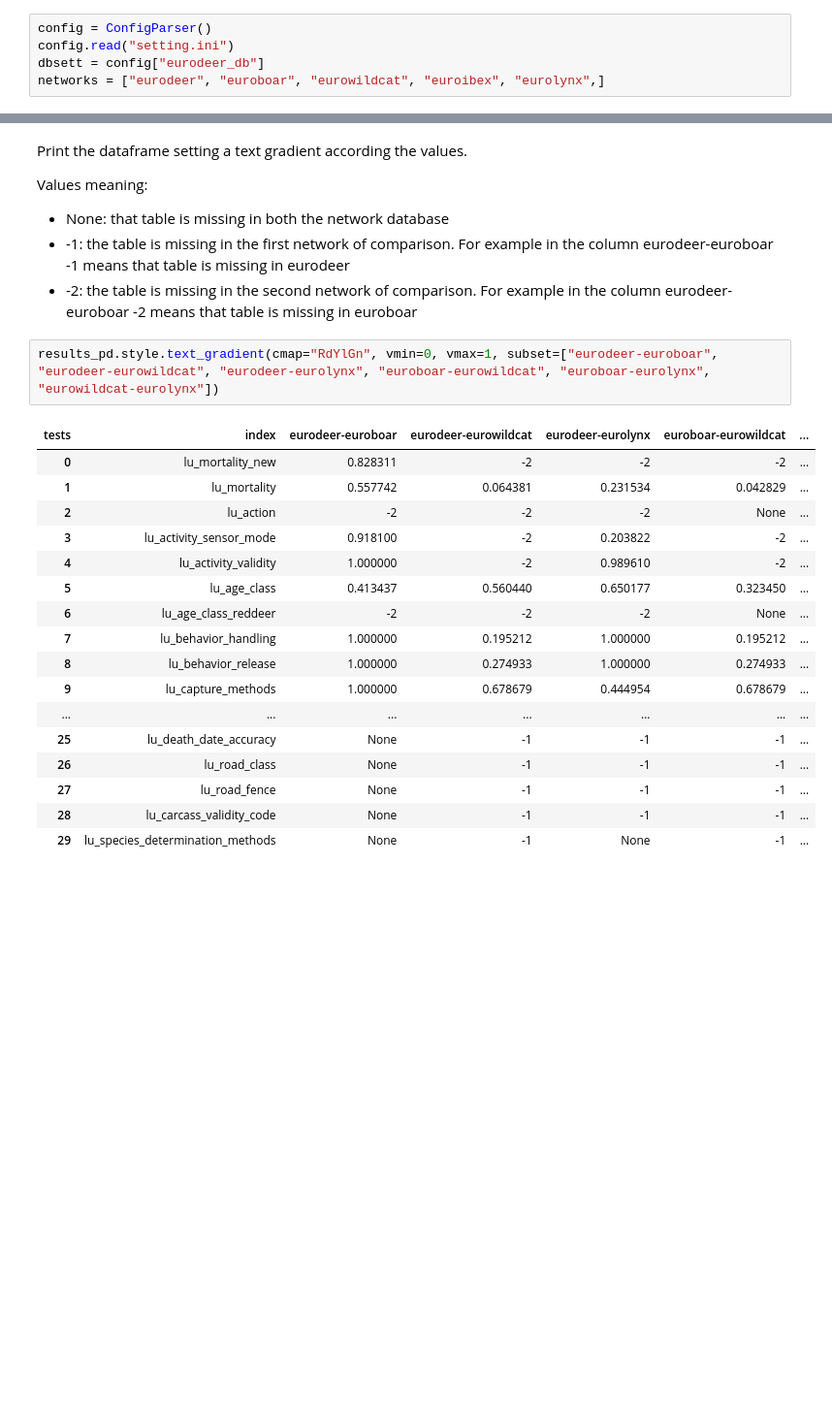
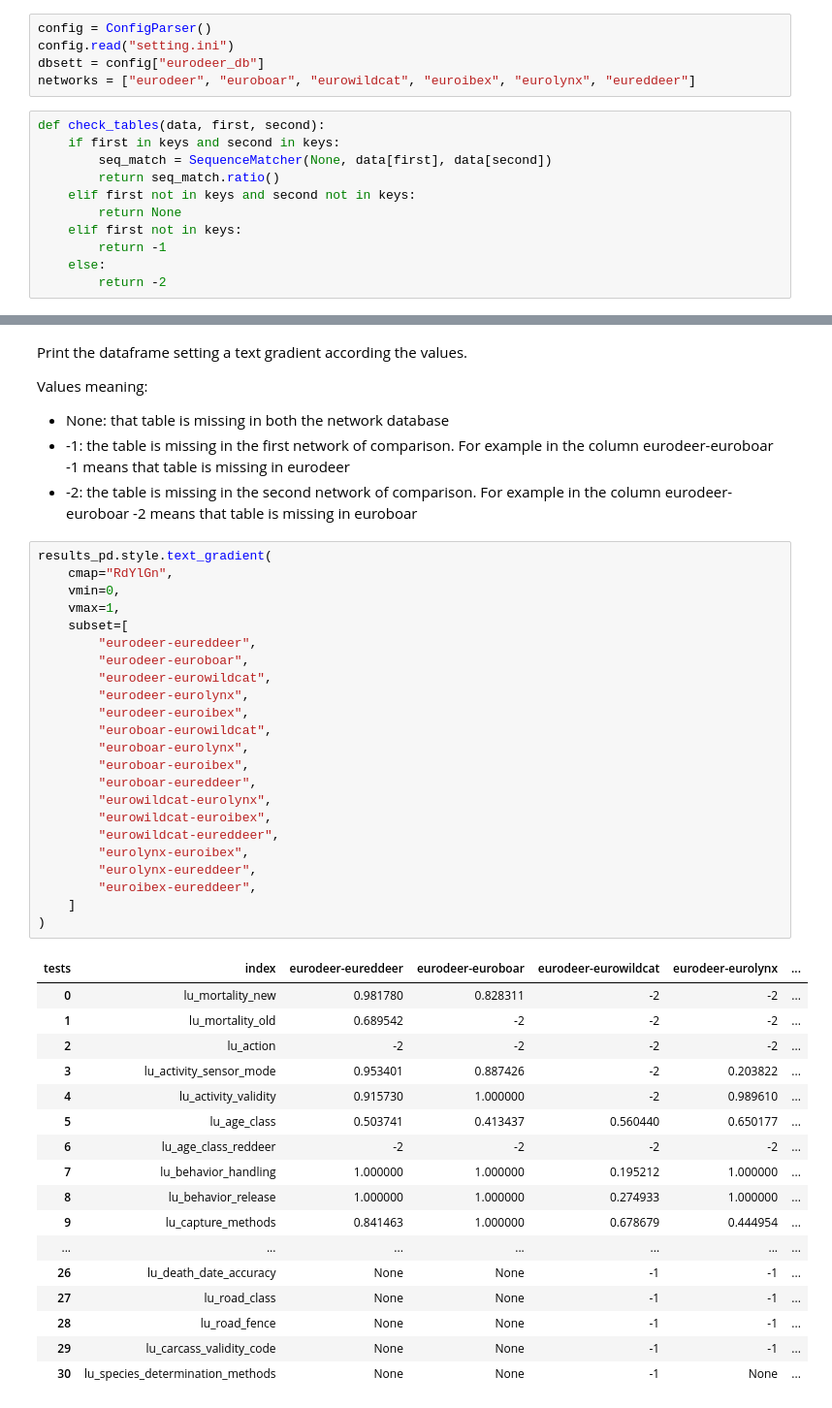
Before and after one commit to EUROMAMMALS/notebooks, a Jupyter notebook: check_lu_tables.ipynb, the cells around one changed output, grey strips where cells are left out. Shown at 97% size. Saved outputs shown, nothing was run; the diff lists cells and outputs as text; blank space fills up the shorter version.

```diff
--- a/check_lu_tables.ipynb
+++ b/check_lu_tables.ipynb
@@ -12,7 +13,18 @@ from difflib import SequenceMatcher
 config = ConfigParser()
 config.read("setting.ini")
 dbsett = config["eurodeer_db"]
-networks = ["eurodeer", "euroboar", "eurowildcat", "euroibex", "eurolynx",]
+networks = ["eurodeer", "euroboar", "eurowildcat", "euroibex", "eurolynx", "eureddeer"]
+# %%
+def check_tables(data, first, second):
+    if first in keys and second in keys:
+        seq_match = SequenceMatcher(None, data[first], data[second])
+        return seq_match.ratio()
+    elif first not in keys and second not in keys:
+        return None
+    elif first not in keys:
+        return -1
+    else:
+        return -2
 # %% [markdown]
 For each network we check the lookup tables and save the output of the records as a string in a dictionary
 # %%
@@ -119,22 +276,43 @@ Values meaning:
 * -1: the table is missing in the first network of comparison. For example in the column eurodeer-euroboar -1 means that table is missing in eurodeer
 * -2:  the table is missing in the second network of comparison. For example in the column eurodeer-euroboar -2 means that table is missing in euroboar
 # %%
-results_pd.style.text_gradient(cmap="RdYlGn", vmin=0, vmax=1, subset=["eurodeer-euroboar", "eurodeer-eurowildcat", "eurodeer-eurolynx", "euroboar-eurowildcat", "euroboar-eurolynx", "eurowildcat-eurolynx"])
+results_pd.style.text_gradient(
+    cmap="RdYlGn",
+    vmin=0,
+    vmax=1,
+    subset=[
+        "eurodeer-eureddeer",
+        "eurodeer-euroboar",
+        "eurodeer-eurowildcat",
+        "eurodeer-eurolynx",
+        "eurodeer-euroibex",
+        "euroboar-eurowildcat",
+        "euroboar-eurolynx",
+        "euroboar-euroibex",
+        "euroboar-eureddeer",
+        "eurowildcat-eurolynx",
+        "eurowildcat-euroibex",
+        "eurowildcat-eureddeer",
+        "eurolynx-euroibex",
+        "eurolynx-eureddeer",
+        "euroibex-eureddeer",
+    ]
+)
 # %% [output]
-| tests | index | eurodeer-euroboar | eurodeer-eurowildcat | eurodeer-eurolynx | euroboar-eurowildcat | ... |
-| 0 | lu_mortality_new | 0.828311 | -2 | -2 | -2 | ... |
-| 1 | lu_mortality | 0.557742 | 0.064381 | 0.231534 | 0.042829 | ... |
-| 2 | lu_action | -2 | -2 | -2 | None | ... |
-| 3 | lu_activity_sensor_mode | 0.918100 | -2 | 0.203822 | -2 | ... |
-| 4 | lu_activity_validity | 1.000000 | -2 | 0.989610 | -2 | ... |
-| 5 | lu_age_class | 0.413437 | 0.560440 | 0.650177 | 0.323450 | ... |
-| 6 | lu_age_class_reddeer | -2 | -2 | -2 | None | ... |
-| 7 | lu_behavior_handling | 1.000000 | 0.195212 | 1.000000 | 0.195212 | ... |
-| 8 | lu_behavior_release | 1.000000 | 0.274933 | 1.000000 | 0.274933 | ... |
-| 9 | lu_capture_methods | 1.000000 | 0.678679 | 0.444954 | 0.678679 | ... |
+| tests | index | eurodeer-eureddeer | eurodeer-euroboar | eurodeer-eurowildcat | eurodeer-eurolynx | ... |
+| 0 | lu_mortality_new | 0.981780 | 0.828311 | -2 | -2 | ... |
+| 1 | lu_mortality_old | 0.689542 | -2 | -2 | -2 | ... |
+| 2 | lu_action | -2 | -2 | -2 | -2 | ... |
+| 3 | lu_activity_sensor_mode | 0.953401 | 0.887426 | -2 | 0.203822 | ... |
+| 4 | lu_activity_validity | 0.915730 | 1.000000 | -2 | 0.989610 | ... |
+| 5 | lu_age_class | 0.503741 | 0.413437 | 0.560440 | 0.650177 | ... |
+| 6 | lu_age_class_reddeer | -2 | -2 | -2 | -2 | ... |
+| 7 | lu_behavior_handling | 1.000000 | 1.000000 | 0.195212 | 1.000000 | ... |
+| 8 | lu_behavior_release | 1.000000 | 1.000000 | 0.274933 | 1.000000 | ... |
+| 9 | lu_capture_methods | 0.841463 | 1.000000 | 0.678679 | 0.444954 | ... |
 | ... | ... | ... | ... | ... | ... | ... |
-| 25 | lu_death_date_accuracy | None | -1 | -1 | -1 | ... |
-| 26 | lu_road_class | None | -1 | -1 | -1 | ... |
-| 27 | lu_road_fence | None | -1 | -1 | -1 | ... |
-| 28 | lu_carcass_validity_code | None | -1 | -1 | -1 | ... |
-| 29 | lu_species_determination_methods | None | -1 | None | -1 | ... |
+| 26 | lu_death_date_accuracy | None | None | -1 | -1 | ... |
+| 27 | lu_road_class | None | None | -1 | -1 | ... |
+| 28 | lu_road_fence | None | None | -1 | -1 | ... |
+| 29 | lu_carcass_validity_code | None | None | -1 | -1 | ... |
+| 30 | lu_species_determination_methods | None | None | -1 | None | ... |
```
Also changed, not shown: parts of 5 cells of this notebook, 9 other files.
